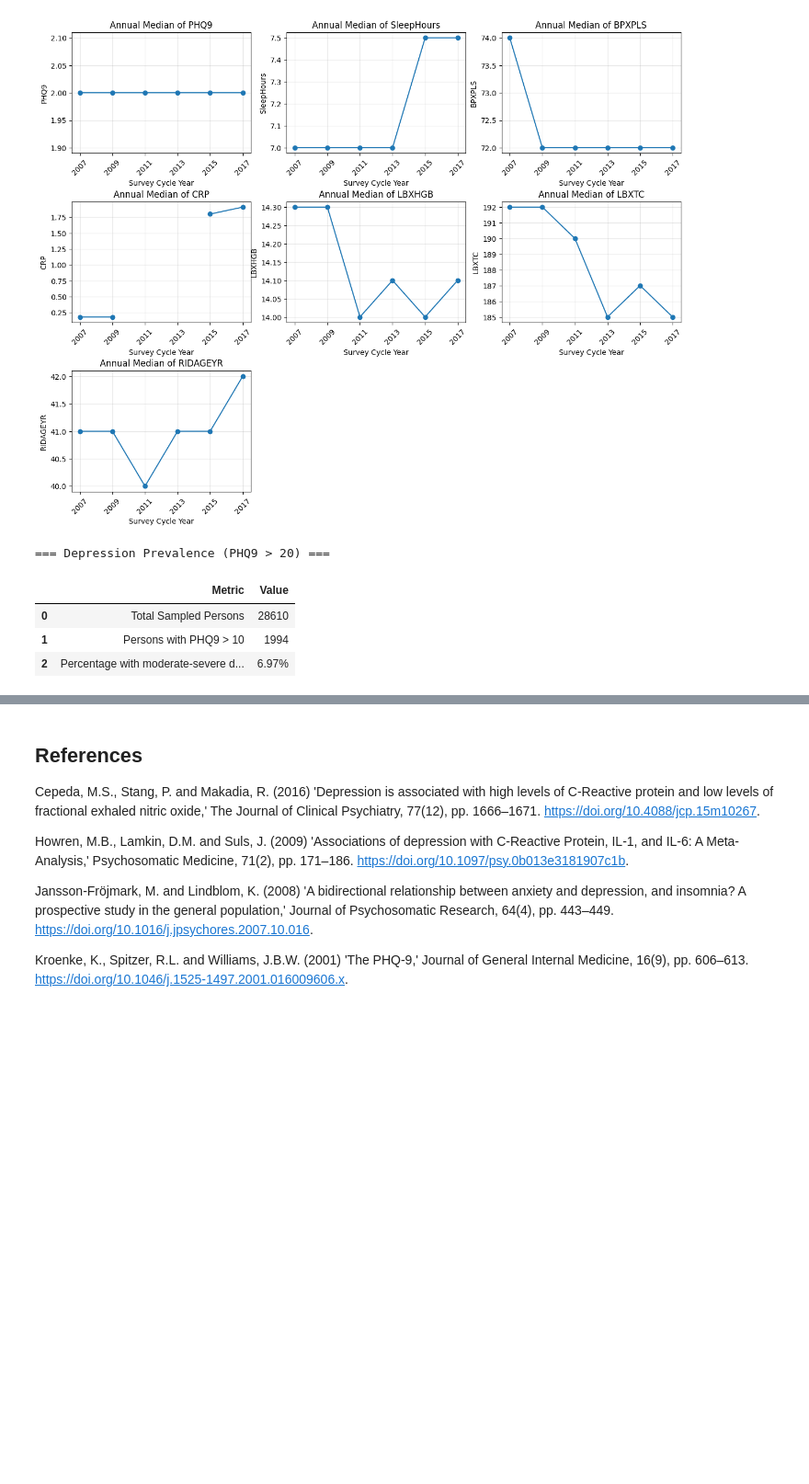
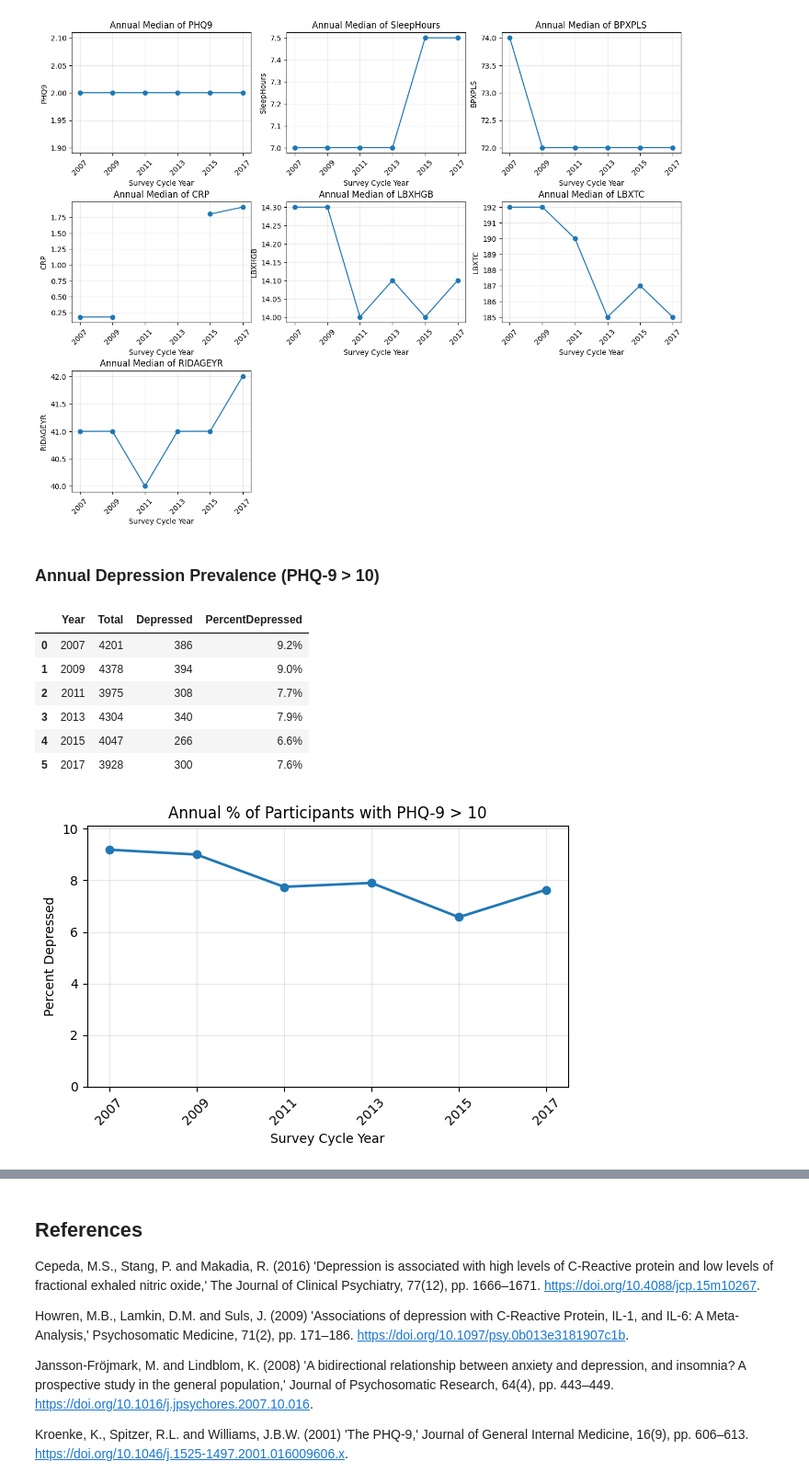
Before and after one commit to yyasminhz/rahh, a Jupyter notebook: finalised_for_presentation.ipynb, the cells around one changed output, grey strips where cells are left out. Shown at 92% size. Drawn from its saved outputs; the diff is of its cells as text; code cells hidden in the pictures; blank space fills up the shorter version.

```diff
--- a/finalised_for_presentation.ipynb
+++ b/finalised_for_presentation.ipynb
@@ -807,27 +906,50 @@ SDDSRVYR
 9          4683     7.5
 10         4399     7.5
 [figure]
-# %%
-import pandas as pd
-
-# Calculate the percentage of sampled persons with a PHQ9 score above 10
-total_sampled = len(df_all)
-depressed_count = df_all[df_all['PHQ9'] > 10].shape[0]
-percentage_depressed = (depressed_count / total_sampled) * 100
-
-# Create a DataFrame to display the results
-results_data = {'Metric': ['Total Sampled Persons', 'Persons with PHQ9 > 10', 'Percentage with moderate-severe depression'],
-                'Value': [total_sampled, depressed_count, f"{percentage_depressed:.2f}%"]}
-results_df = pd.DataFrame(results_data)
-
-print("=== Depression Prevalence (PHQ9 > 20) ===")
-display(results_df)
-# %% [output]
-=== Depression Prevalence (PHQ9 > 20) ===
-|  | Metric | Value |
-| 0 | Total Sampled Persons | 28610 |
-| 1 | Persons with PHQ9 > 10 | 1994 |
-| 2 | Percentage with moderate-severe d... | 6.97% |
+# %%
+# 1. Compute annual depression prevalence
+dep_summary = (
+    df_all
+    .dropna(subset=['Year','PHQ9'])                     # only rows with a PHQ9 score
+    .groupby('Year')['PHQ9']
+    .agg(Total='count', Depressed=lambda s: (s > 10).sum())
+    .reset_index()
+)
+dep_summary['PercentDepressed'] = dep_summary['Depressed'] / dep_summary['Total'] * 100
+
+# 2. Show the table
+display(HTML('<h3 style="margin-top:20px;">Annual Depression Prevalence (PHQ-9 > 10)</h3>'))
+display(dep_summary[['Year','Total','Depressed','PercentDepressed']].style.format({
+    'PercentDepressed': '{:.1f}%'
+}))
+
+# 3. Plot the trend
+plt.figure(figsize=(6,4))
+plt.plot(
+    dep_summary['Year'],
+    dep_summary['PercentDepressed'],
+    marker='o',
+    linestyle='-',
+    linewidth=2
+)
+plt.title('Annual % of Participants with PHQ-9 > 10')
+plt.xlabel('Survey Cycle Year')
+plt.ylabel('Percent Depressed')
+plt.xticks(dep_summary['Year'], [str(int(y)) for y in dep_summary['Year']], rotation=45)
+plt.ylim(0, dep_summary['PercentDepressed'].max()*1.1)
+plt.grid(alpha=0.3)
+plt.tight_layout()
+plt.show()
+# %% [output]
+Annual Depression Prevalence (PHQ-9 > 10)
+|  | Year | Total | Depressed | PercentDepressed |
+| 0 | 2007 | 4201 | 386 | 9.2% |
+| 1 | 2009 | 4378 | 394 | 9.0% |
+| 2 | 2011 | 3975 | 308 | 7.7% |
+| 3 | 2013 | 4304 | 340 | 7.9% |
+| 4 | 2015 | 4047 | 266 | 6.6% |
+| 5 | 2017 | 3928 | 300 | 7.6% |
+[figure, added]
 # %%
 # Define biomarker thresholds
 biomarker_thresholds = {
```
Also changed, not shown: parts of 11 cells of this notebook.
